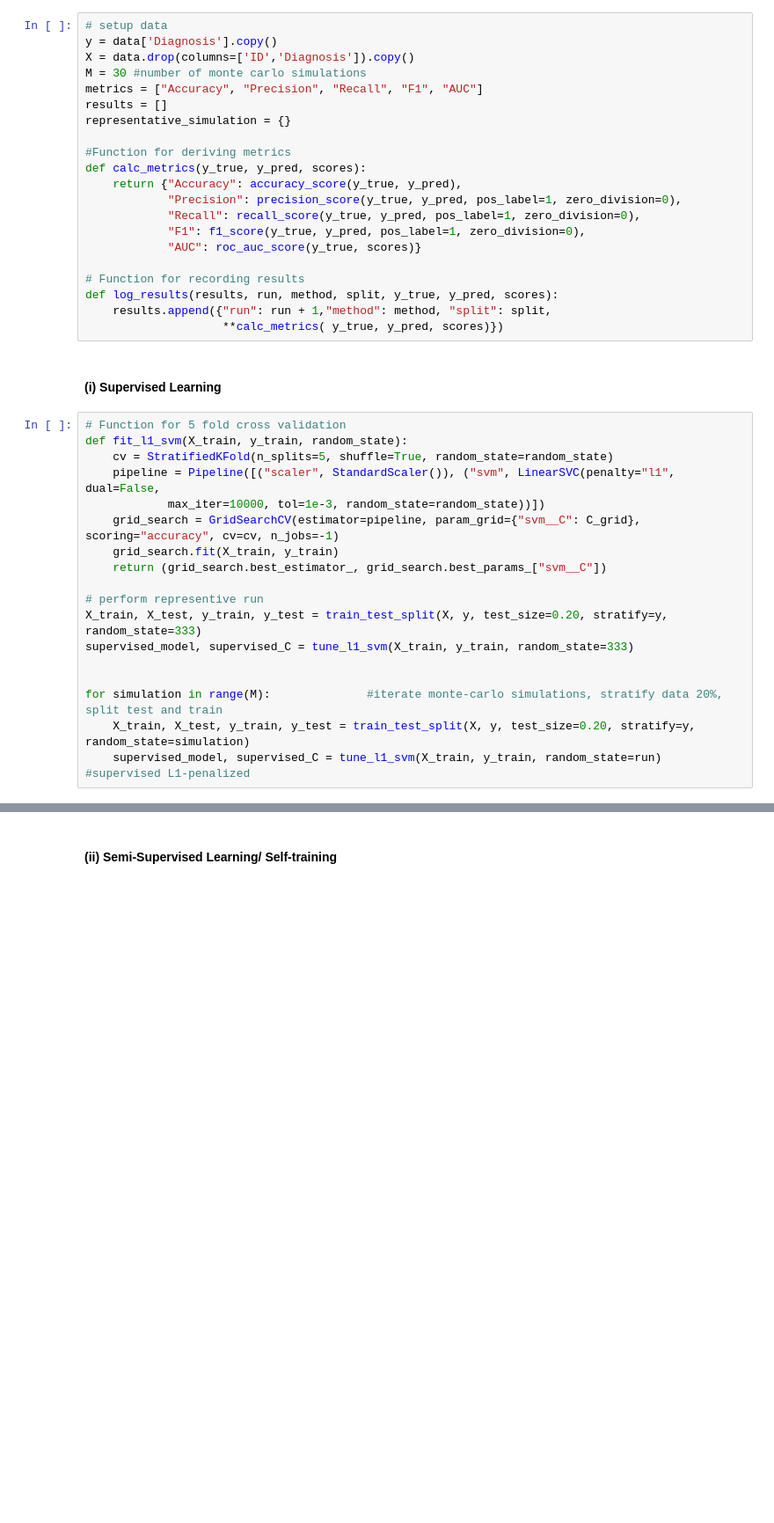
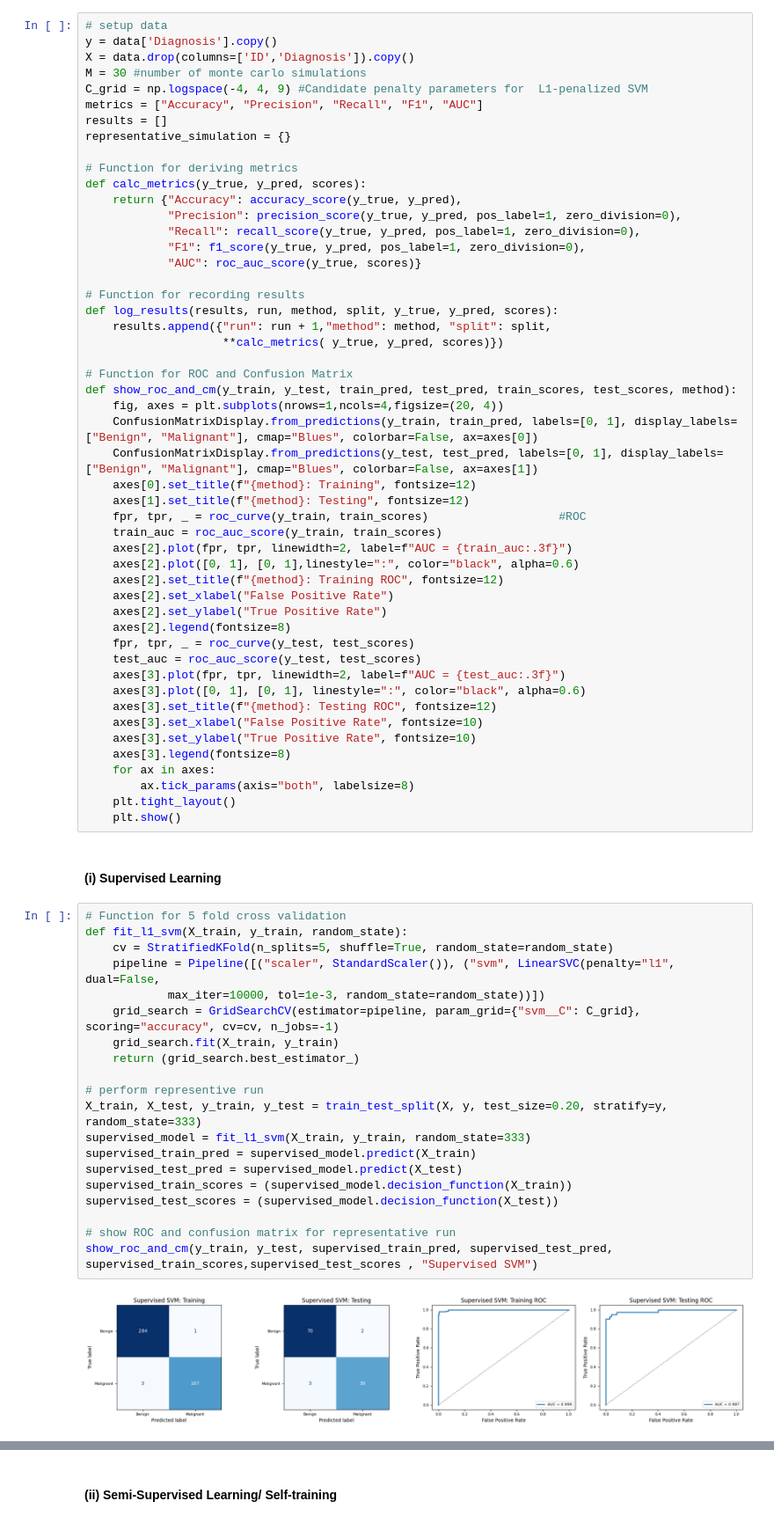
Before and after one commit to gblombach/DSCI-552_Homework_8, a Jupyter notebook: HW8/notebooks/Blombach_George_HW8.ipynb, the cells around one changed output, grey strips where cells are left out. Shown at 88% size. Saved outputs shown, nothing was run; the diff lists cells and outputs as text; blank space fills up the shorter version.

```diff
--- a/HW8/notebooks/Blombach_George_HW8.ipynb
+++ b/HW8/notebooks/Blombach_George_HW8.ipynb
@@ -52,11 +38,12 @@ print(data.columns.tolist())
 y = data['Diagnosis'].copy()
 X = data.drop(columns=['ID','Diagnosis']).copy()
 M = 30 #number of monte carlo simulations
+C_grid = np.logspace(-4, 4, 9) #Candidate penalty parameters for  L1-penalized SVM
 metrics = ["Accuracy", "Precision", "Recall", "F1", "AUC"]
 results = []
 representative_simulation = {}
 
-#Function for deriving metrics
+# Function for deriving metrics
 def calc_metrics(y_true, y_pred, scores):
     return {"Accuracy": accuracy_score(y_true, y_pred),
             "Precision": precision_score(y_true, y_pred, pos_label=1, zero_division=0),
@@ -68,23 +55,55 @@ def calc_metrics(y_true, y_pred, scores):
 def log_results(results, run, method, split, y_true, y_pred, scores):
     results.append({"run": run + 1,"method": method, "split": split,
                     **calc_metrics( y_true, y_pred, scores)})
+
+# Function for ROC and Confusion Matrix
+def show_roc_and_cm(y_train, y_test, train_pred, test_pred, train_scores, test_scores, method):
+    fig, axes = plt.subplots(nrows=1,ncols=4,figsize=(20, 4))
+    ConfusionMatrixDisplay.from_predictions(y_train, train_pred, labels=[0, 1], display_labels=["Benign", "Malignant"], cmap="Blues", colorbar=False, ax=axes[0])
+    ConfusionMatrixDisplay.from_predictions(y_test, test_pred, labels=[0, 1], display_labels=["Benign", "Malignant"], cmap="Blues", colorbar=False, ax=axes[1])
+    axes[0].set_title(f"{method}: Training", fontsize=12)
+    axes[1].set_title(f"{method}: Testing", fontsize=12)
+    fpr, tpr, _ = roc_curve(y_train, train_scores)                   #ROC
+    train_auc = roc_auc_score(y_train, train_scores)
+    axes[2].plot(fpr, tpr, linewidth=2, label=f"AUC = {train_auc:.3f}")
+    axes[2].plot([0, 1], [0, 1],linestyle=":", color="black", alpha=0.6)
+    axes[2].set_title(f"{method}: Training ROC", fontsize=12)
+    axes[2].set_xlabel("False Positive Rate")
+    axes[2].set_ylabel("True Positive Rate")
+    axes[2].legend(fontsize=8)
+    fpr, tpr, _ = roc_curve(y_test, test_scores)
+    test_auc = roc_auc_score(y_test, test_scores)
+    axes[3].plot(fpr, tpr, linewidth=2, label=f"AUC = {test_auc:.3f}")
+    axes[3].plot([0, 1], [0, 1], linestyle=":", color="black", alpha=0.6)
+    axes[3].set_title(f"{method}: Testing ROC", fontsize=12)
+    axes[3].set_xlabel("False Positive Rate", fontsize=10)
+    axes[3].set_ylabel("True Positive Rate", fontsize=10)
+    axes[3].legend(fontsize=8)
+    for ax in axes:
+        ax.tick_params(axis="both", labelsize=8)
+    plt.tight_layout()
+    plt.show()
 # %% [markdown]
 #### (i) Supervised Learning
 # %%
 # Function for 5 fold cross validation
 def fit_l1_svm(X_train, y_train, random_state):
     cv = StratifiedKFold(n_splits=5, shuffle=True, random_state=random_state)
     pipeline = Pipeline([("scaler", StandardScaler()), ("svm", LinearSVC(penalty="l1", dual=False,
             max_iter=10000, tol=1e-3, random_state=random_state))])
     grid_search = GridSearchCV(estimator=pipeline, param_grid={"svm__C": C_grid},  scoring="accuracy", cv=cv, n_jobs=-1)
     grid_search.fit(X_train, y_train)
-    return (grid_search.best_estimator_, grid_search.best_params_["svm__C"])
+    return (grid_search.best_estimator_)
 
 # perform representive run
 X_train, X_test, y_train, y_test = train_test_split(X, y, test_size=0.20, stratify=y, random_state=333)
-supervised_model, supervised_C = tune_l1_svm(X_train, y_train, random_state=333)
+supervised_model = fit_l1_svm(X_train, y_train, random_state=333)
+supervised_train_pred = supervised_model.predict(X_train)
+supervised_test_pred = supervised_model.predict(X_test)
+supervised_train_scores = (supervised_model.decision_function(X_train))
+supervised_test_scores = (supervised_model.decision_function(X_test))
 
-
-for simulation in range(M):              #iterate monte-carlo simulations, stratify data 20%, split test and train
-    X_train, X_test, y_train, y_test = train_test_split(X, y, test_size=0.20, stratify=y, random_state=simulation)
-    supervised_model, supervised_C = tune_l1_svm(X_train, y_train, random_state=run)      #supervised L1-penalized
+# show ROC and confusion matrix for representative run
+show_roc_and_cm(y_train, y_test, supervised_train_pred, supervised_test_pred, supervised_train_scores,supervised_test_scores , "Supervised SVM")
+# %% [output]
+[figure, added]
```
Also changed, not shown: parts of 7 cells of this notebook.
